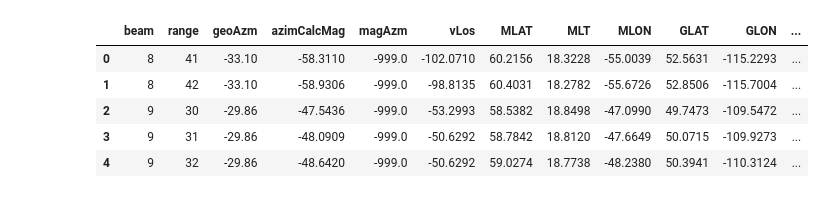
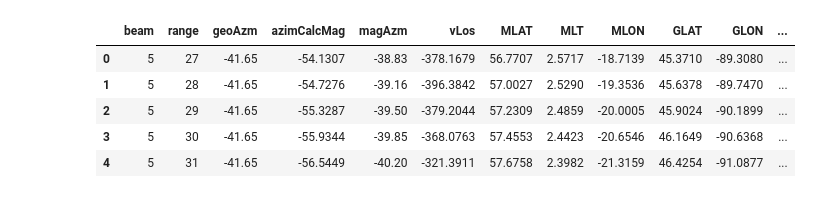
Before and after one commit to bharatreddy/indsvels, a Jupyter notebook: ipy/lshell-box.ipynb, the cells around one changed output. Drawn from its saved outputs; the diff is of its cells as text; code cells hidden in the pictures.

```diff
--- a/ipy/lshell-box.ipynb
+++ b/ipy/lshell-box.ipynb
@@ -36,22 +36,22 @@ mltFitRange = 1.5
 # %%
 inpCols = [ "beam", "range", "geoAzm", "azimCalcMag", "magAzm", "vLos"\
            , "MLAT", "MLT", "MLON", "GLAT", "GLON", "radId"\
            , "radCode","normMLT", "normMLTRound", "spwdth", "pwr" ]
-velsDataDF = pandas.read_csv("../data/test-losVels.txt")
+velsDataDF = pandas.read_csv("../data/apr9-840-losVels.txt")
 velsDataDF.columns = inpCols
 velsDataDF = velsDataDF[ (abs(velsDataDF["vLos"]) >= mincutOffLosVel) &\
                        (velsDataDF["spwdth"] >= mincutOffspWdth)&\
                        (velsDataDF["pwr"] >= minCutOffPwr)&\
                        (abs(velsDataDF["vLos"]) <= maxcutOffLosVel)&\
                        (velsDataDF["spwdth"] <= maxcutOffspWdth)].reset_index(drop=True)
 velsDataDF.head()
 # %% [output]
 |  | beam | range | geoAzm | azimCalcMag | magAzm | vLos | MLAT | MLT | MLON | GLAT | GLON | ... |
-| 0 | 8 | 41 | -33.10 | -58.3110 | -999.0 | -102.0710 | 60.2156 | 18.3228 | -55.0039 | 52.5631 | -115.2293 | ... |
-| 1 | 8 | 42 | -33.10 | -58.9306 | -999.0 | -98.8135 | 60.4031 | 18.2782 | -55.6726 | 52.8506 | -115.7004 | ... |
-| 2 | 9 | 30 | -29.86 | -47.5436 | -999.0 | -53.2993 | 58.5382 | 18.8498 | -47.0990 | 49.7473 | -109.5472 | ... |
-| 3 | 9 | 31 | -29.86 | -48.0909 | -999.0 | -50.6292 | 58.7842 | 18.8120 | -47.6649 | 50.0715 | -109.9273 | ... |
-| 4 | 9 | 32 | -29.86 | -48.6420 | -999.0 | -50.6292 | 59.0274 | 18.7738 | -48.2380 | 50.3941 | -110.3124 | ... |
+| 0 | 5 | 27 | -41.65 | -54.1307 | -38.83 | -378.1679 | 56.7707 | 2.5717 | -18.7139 | 45.3710 | -89.3080 | ... |
+| 1 | 5 | 28 | -41.65 | -54.7276 | -39.16 | -396.3842 | 57.0027 | 2.5290 | -19.3536 | 45.6378 | -89.7470 | ... |
+| 2 | 5 | 29 | -41.65 | -55.3287 | -39.50 | -379.2044 | 57.2309 | 2.4859 | -20.0005 | 45.9024 | -90.1899 | ... |
+| 3 | 5 | 30 | -41.65 | -55.9344 | -39.85 | -368.0763 | 57.4553 | 2.4423 | -20.6546 | 46.1649 | -90.6368 | ... |
+| 4 | 5 | 31 | -41.65 | -56.5449 | -40.20 | -321.3911 | 57.6758 | 2.3982 | -21.3159 | 46.4254 | -91.0877 | ... |
 # %%
 minLat = round( velsDataDF["MLAT"].min() )
 maxLat = round( velsDataDF["MLAT"].max() )
```
Also changed, not shown: parts of 8 cells of this notebook, 15 other files.
